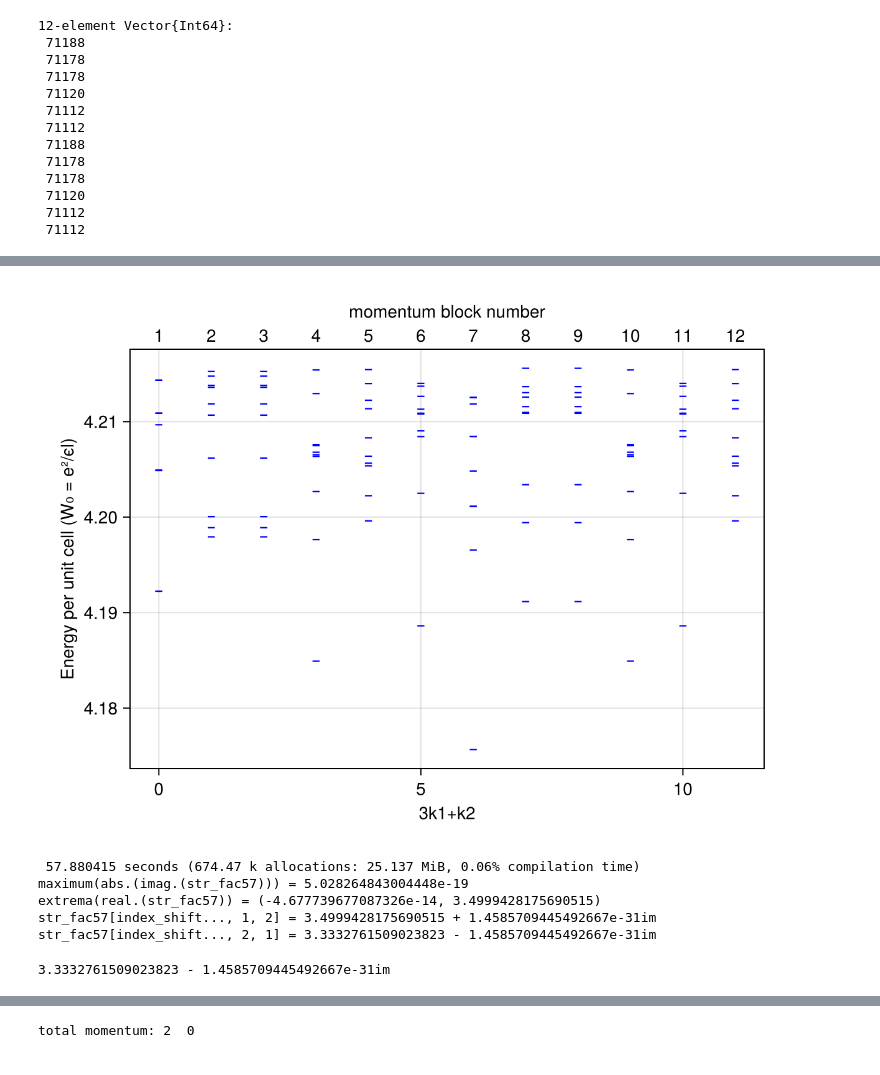
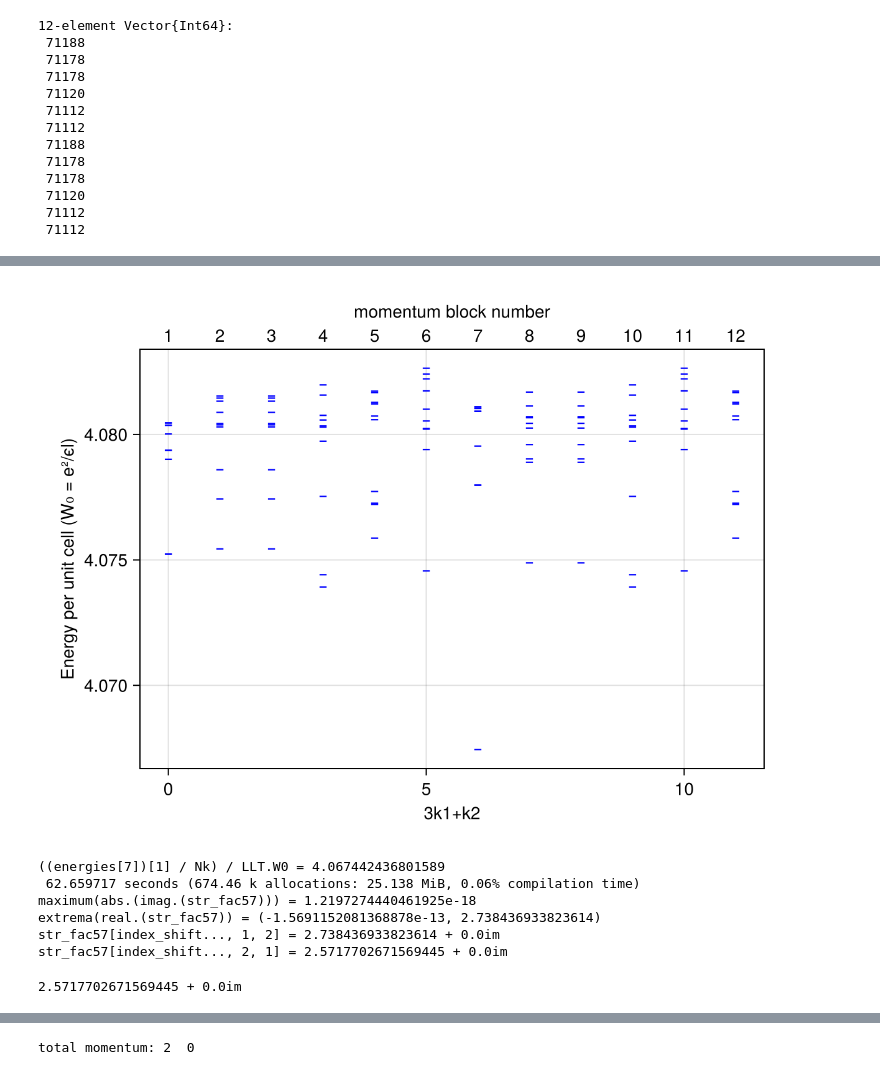
Before and after one commit to Zou-Bo/MomentumED.jl, a Jupyter notebook: examples/continous symmetry breaking/1. LL_exciton_condensate.ipynb, the cells around one changed output, grey strips where cells are left out. Saved outputs shown, nothing was run; the diff lists cells and outputs as text; code cells hidden in the pictures.

```diff
--- a/examples/continous symmetry breaking/1. LL_exciton_condensate.ipynb
+++ b/examples/continous symmetry breaking/1. LL_exciton_condensate.ipynb
@@ -82,7 +82,7 @@ sys_int = LandauInteraction(
 
 # Coulomb
 sys_int.D_l = 10.0                  # Screening length D/l
-sys_int.d_l = 0.1                  # Inter-layer distance d/l
+sys_int.d_l = 1                  # Inter-layer distance d/l
 # compute the pseudo-potential components
 intra_PP = LLT.pseudo_potential_decomposition.(0:15; same_layer = true,  D_l = sys_int.D_l, d_l = sys_int.d_l)
 inter_PP = LLT.pseudo_potential_decomposition.(0:15; same_layer = false, D_l = sys_int.D_l, d_l = sys_int.d_l)
@@ -242,18 +248,20 @@ str_fac48[index_shift..., 2, 1] = 2.9999542146941844 + 3.2869204384208823e-32im
 # %%
 plot_ed_spectrum() # 5, 7
+@show energies[7][1]/Nk/LLT.W0
 myvec57 = vectors[7][1]
 @time str_fac57 = structure_factor_expectation(myvec57);
 @show maximum(abs.(imag.(str_fac57)))
 @show extrema(real.(str_fac57))
 @show str_fac57[index_shift..., 1,2]
 @show str_fac57[index_shift..., 2,1]
 # %% [output]
-[figure, old version]
+[figure, new version]
- 57.880415 seconds (674.47 k allocations: 25.137 MiB, 0.06% compilation time)
-maximum(abs.(imag.(str_fac57))) = 5.028264843004448e-19
-extrema(real.(str_fac57)) = (-4.677739677087326e-14, 3.4999428175690515)
-str_fac57[index_shift..., 1, 2] = 3.4999428175690515 + 1.4585709445492667e-31im
-str_fac57[index_shift..., 2, 1] = 3.3332761509023823 - 1.4585709445492667e-31im
+((energies[7])[1] / Nk) / LLT.W0 = 4.067442436801589
+ 62.659717 seconds (674.46 k allocations: 25.138 MiB, 0.06% compilation time)
+maximum(abs.(imag.(str_fac57))) = 1.2197274440461925e-18
+extrema(real.(str_fac57)) = (-1.5691152081368878e-13, 2.738436933823614)
+str_fac57[index_shift..., 1, 2] = 2.738436933823614 + 0.0im
+str_fac57[index_shift..., 2, 1] = 2.5717702671569445 + 0.0im
-3.3332761509023823 - 1.4585709445492667e-31im
+2.5717702671569445 + 0.0im
 # %%
 plot_ed_spectrum() # 6, 6
```
Also changed, not shown: parts of 9 cells of this notebook, 2 other files.
